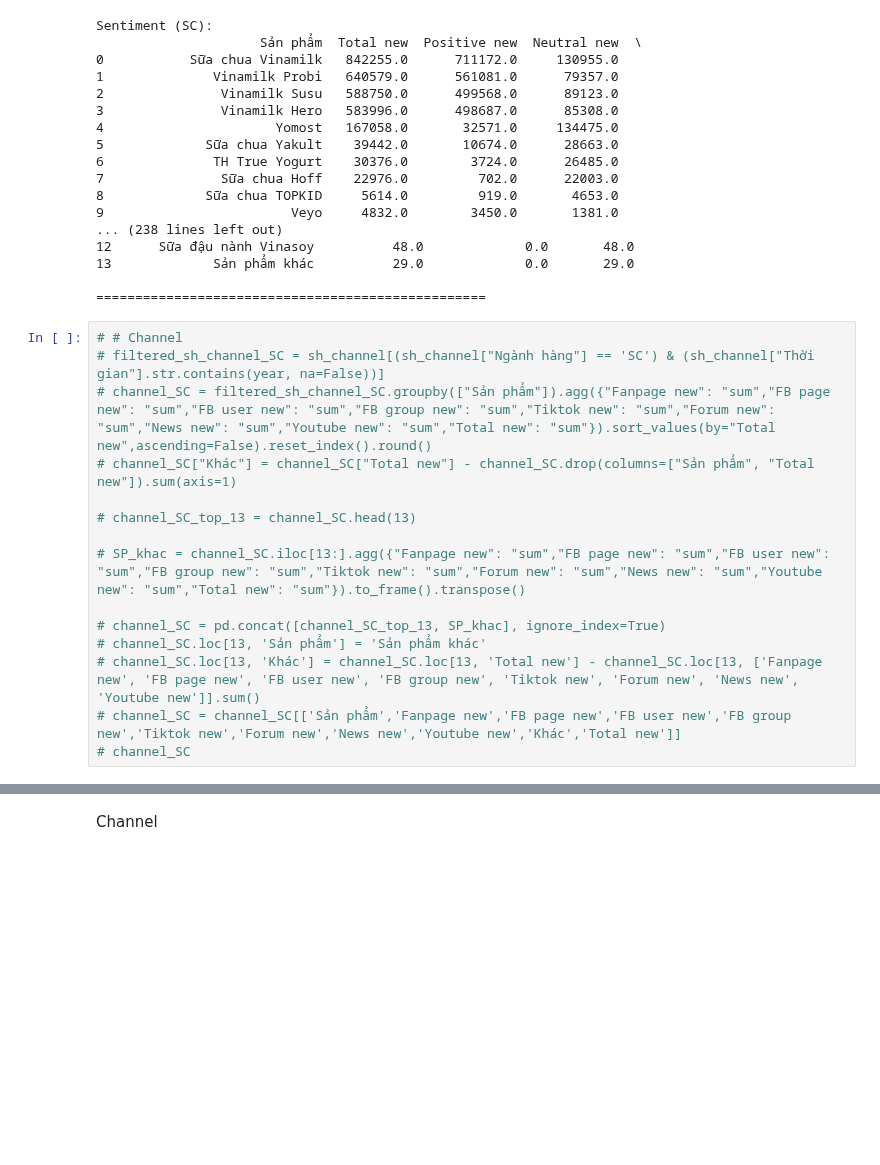
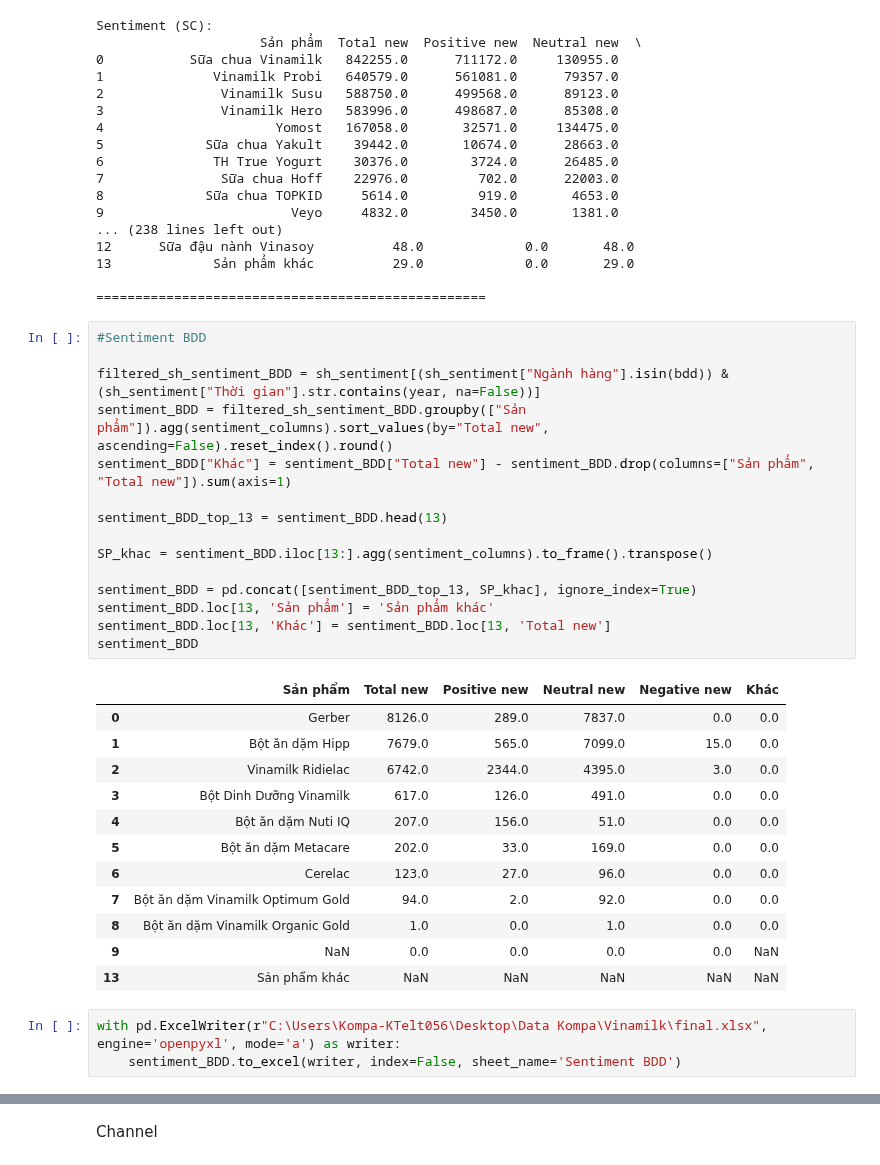
Before and after one commit to kimhueee/Brand-Social-Listening, a Jupyter notebook: Monthly Vinamilk.ipynb, the cells around one changed output, grey strips where cells are left out. Saved outputs shown, nothing was run; the diff lists cells and outputs as text; blank space fills up the shorter version.

```diff
--- a/Monthly Vinamilk.ipynb
+++ b/Monthly Vinamilk.ipynb
@@ -550,17 +564,33 @@ Sentiment (SC):
 
 ==================================================
 # %%
-# # Channel
-# filtered_sh_channel_SC = sh_channel[(sh_channel["Ngành hàng"] == 'SC') & (sh_channel["Thời gian"].str.contains(year, na=False))]
-# channel_SC = filtered_sh_channel_SC.groupby(["Sản phẩm"]).agg({"Fanpage new": "sum","FB page new": "sum","FB user new": "sum","FB group new": "sum","Tiktok new": "sum","Forum new": "sum","News new": "sum","Youtube new": "sum","Total new": "sum"}).sort_values(by="Total new",ascending=False).reset_index().round()
-# channel_SC["Khác"] = channel_SC["Total new"] - channel_SC.drop(columns=["Sản phẩm", "Total new"]).sum(axis=1)
+#Sentiment BDD
 
-# channel_SC_top_13 = channel_SC.head(13)
+filtered_sh_sentiment_BDD = sh_sentiment[(sh_sentiment["Ngành hàng"].isin(bdd)) & (sh_sentiment["Thời gian"].str.contains(year, na=False))]
+sentiment_BDD = filtered_sh_sentiment_BDD.groupby(["Sản phẩm"]).agg(sentiment_columns).sort_values(by="Total new", ascending=False).reset_index().round()
+sentiment_BDD["Khác"] = sentiment_BDD["Total new"] - sentiment_BDD.drop(columns=["Sản phẩm", "Total new"]).sum(axis=1)
 
-# SP_khac = channel_SC.iloc[13:].agg({"Fanpage new": "sum","FB page new": "sum","FB user new": "sum","FB group new": "sum","Tiktok new": "sum","Forum new": "sum","News new": "sum","Youtube new": "sum","Total new": "sum"}).to_frame().transpose()
+sentiment_BDD_top_13 = sentiment_BDD.head(13)
 
-# channel_SC = pd.concat([channel_SC_top_13, SP_khac], ignore_index=True)
-# channel_SC.loc[13, 'Sản phẩm'] = 'Sản phẩm khác'
-# channel_SC.loc[13, 'Khác'] = channel_SC.loc[13, 'Total new'] - channel_SC.loc[13, ['Fanpage new', 'FB page new', 'FB user new', 'FB group new', 'Tiktok new', 'Forum new', 'News new', 'Youtube new']].sum()
-# channel_SC = channel_SC[['Sản phẩm','Fanpage new','FB page new','FB user new','FB group new','Tiktok new','Forum new','News new','Youtube new','Khác','Total new']]
-# channel_SC
+SP_khac = sentiment_BDD.iloc[13:].agg(sentiment_columns).to_frame().transpose()
+
+sentiment_BDD = pd.concat([sentiment_BDD_top_13, SP_khac], ignore_index=True)
+sentiment_BDD.loc[13, 'Sản phẩm'] = 'Sản phẩm khác'
+sentiment_BDD.loc[13, 'Khác'] = sentiment_BDD.loc[13, 'Total new']
+sentiment_BDD
+# %% [output]
+|  | Sản phẩm | Total new | Positive new | Neutral new | Negative new | Khác |
+| 0 | Gerber | 8126.0 | 289.0 | 7837.0 | 0.0 | 0.0 |
+| 1 | Bột ăn dặm Hipp | 7679.0 | 565.0 | 7099.0 | 15.0 | 0.0 |
+| 2 | Vinamilk Ridielac | 6742.0 | 2344.0 | 4395.0 | 3.0 | 0.0 |
+| 3 | Bột Dinh Dưỡng Vinamilk | 617.0 | 126.0 | 491.0 | 0.0 | 0.0 |
+| 4 | Bột ăn dặm Nuti IQ | 207.0 | 156.0 | 51.0 | 0.0 | 0.0 |
+| 5 | Bột ăn dặm Metacare | 202.0 | 33.0 | 169.0 | 0.0 | 0.0 |
+| 6 | Cerelac | 123.0 | 27.0 | 96.0 | 0.0 | 0.0 |
+| 7 | Bột ăn dặm Vinamilk Optimum Gold | 94.0 | 2.0 | 92.0 | 0.0 | 0.0 |
+| 8 | Bột ăn dặm Vinamilk Organic Gold | 1.0 | 0.0 | 1.0 | 0.0 | 0.0 |
+| 9 | NaN | 0.0 | 0.0 | 0.0 | 0.0 | NaN |
+| 13 | Sản phẩm khác | NaN | NaN | NaN | NaN | NaN |
+# %%
+with pd.ExcelWriter(r"C:\Users\Kompa-KTelt056\Desktop\Data Kompa\Vinamilk\final.xlsx", engine='openpyxl', mode='a') as writer:
+    sentiment_BDD.to_excel(writer, index=False, sheet_name='Sentiment BDD')
```
Also changed, not shown: parts of 6 cells of this notebook.
